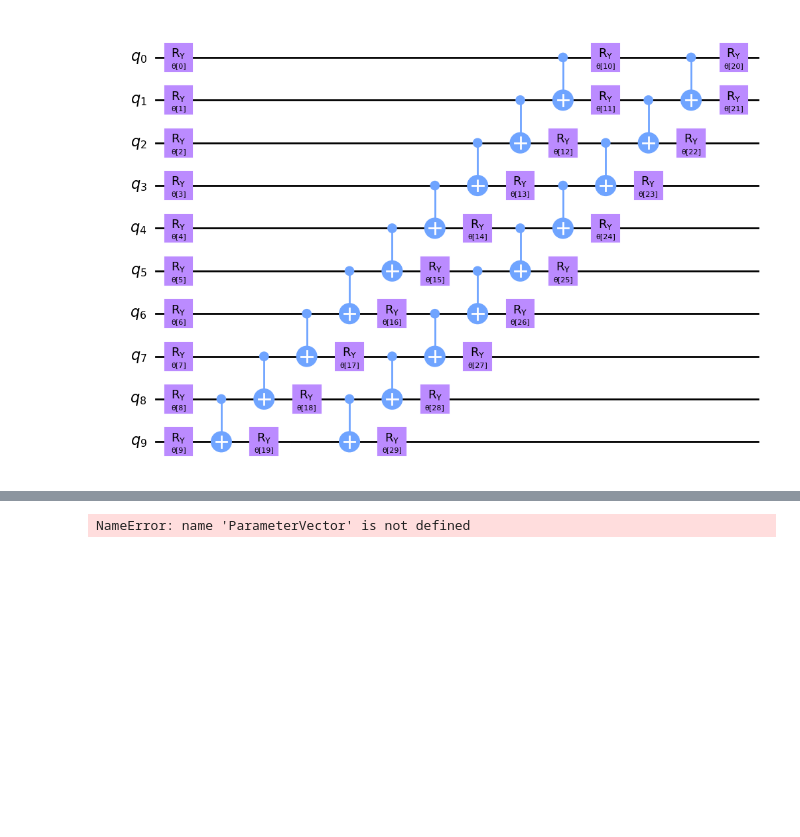
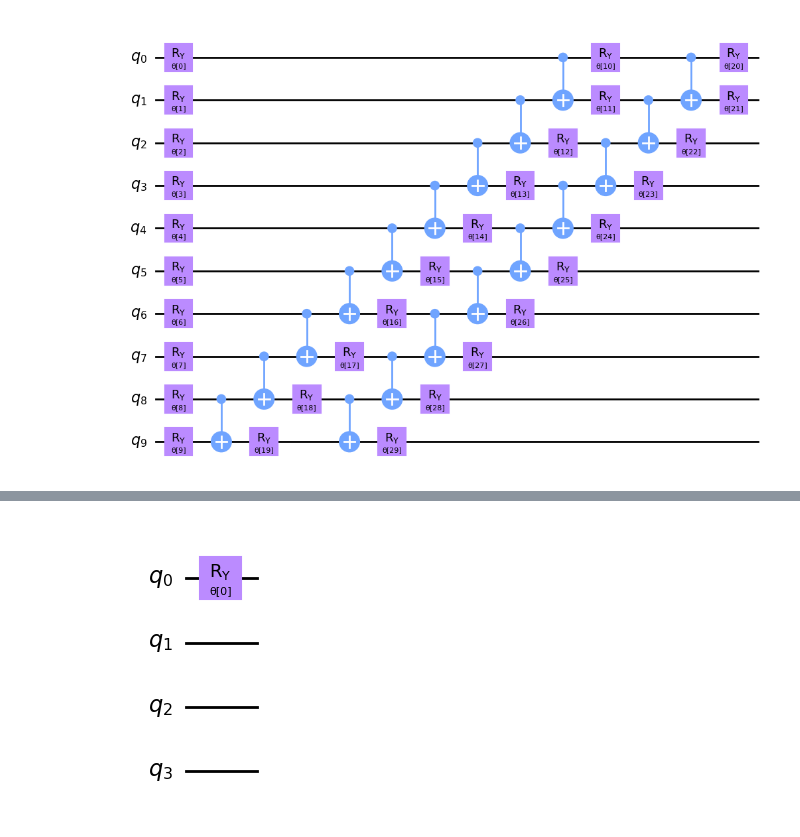
Before and after one commit to benjaminhagan/VIP_QML, a Jupyter notebook: Phase Encoder.ipynb, the cells around one changed output, grey strips where cells are left out. Saved outputs shown, nothing was run; the diff lists cells and outputs as text; code cells hidden in the pictures; blank space fills up the shorter version.

```diff
--- a/Phase Encoder.ipynb
+++ b/Phase Encoder.ipynb
@@ -210,27 +208,28 @@ print(opt_result.x)
 # %%
 #Function to create the gates with parameters that we will modify through ML techniques
 from qiskit.circuit import ParameterVector
 num_params = num_latent
 
 def parametrized_gates(params):
-    target = QuantumCircuit(num_features)
+    target = QuantumCircuit(4)
 
-    for i in range(num_params):
-        target.ry(params[i], i)
+    #for i in range(num_params):
+    #    target.ry(params[i], i)
 
-    for i in range(num_params-1):
-        target.cx(i, i+1)
+    #for i in range(num_params-1):
+    #    target.cx(i, i+1)
 
-    target.cx(num_params-1,0)
+    #target.cx(num_params-1,0)
+    target.ry(params[0], 0)
 
     return target
 
 #Draws the ciruit for parametrized gate
 params = ParameterVector("θ", length=num_params)
 circuit = parametrized_gates(params)
 circuit.draw("mpl", style="clifford")
 # %% [output]
-NameError: name 'ParameterVector' is not defined
+[figure, added]
 # %%
 #Function to create the gates with parameters that we will modify through ML techniques
 num_params = (encoding_depth+1)*num_features
```
Also changed, not shown: parts of 7 cells of this notebook, 1 other file.
